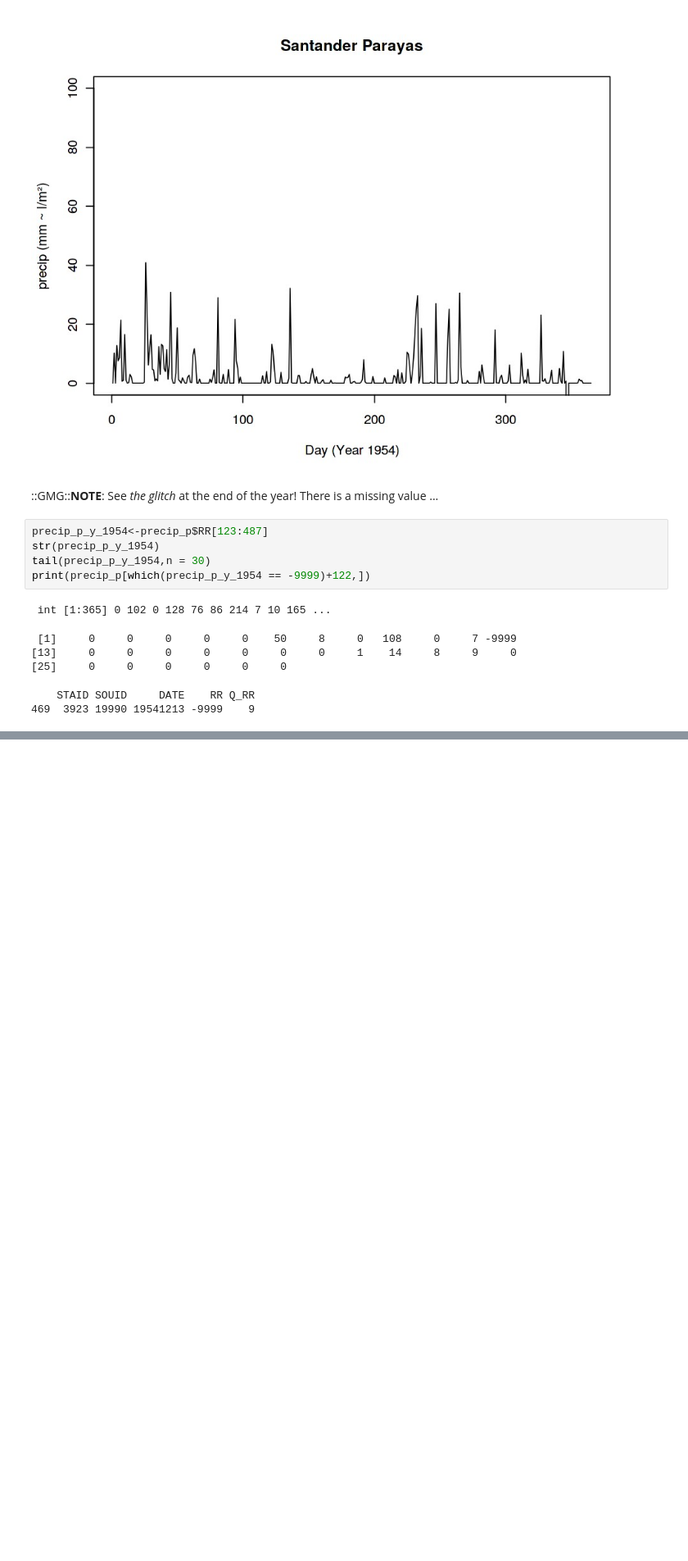
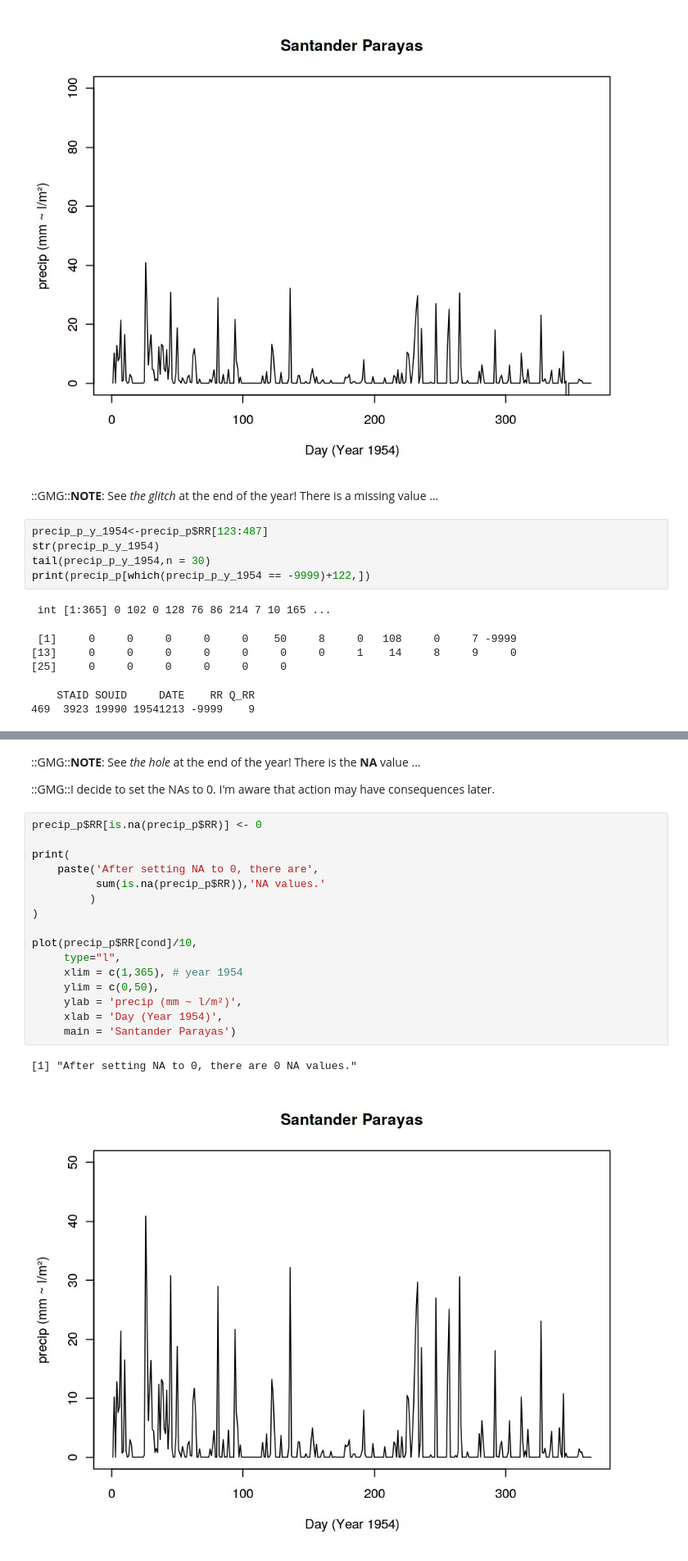
Before and after one commit to yerartdev/uc-m1964-panorama, a Jupyter notebook: panorama/m1964-r-gerardo-de-miguel-gonzalez.ipynb, the cells around one changed output, grey strips where cells are left out. Shown at 82% size. Saved outputs shown, nothing was run; the diff lists cells and outputs as text; blank space fills up the shorter version.

```diff
--- a/panorama/m1964-r-gerardo-de-miguel-gonzalez.ipynb
+++ b/panorama/m1964-r-gerardo-de-miguel-gonzalez.ipynb
@@ -282,0 +301,23 @@ Both series should be very similar. Compare them using e.g. a scatter plot (poin
+# %% [markdown]
+::GMG::**NOTE**: See *the hole* at the end of the year! There is the **NA** value ...
+
+::GMG::I decide to set the NAs to 0. I'm aware that action may have consequences later.
+# %%
+precip_p$RR[is.na(precip_p$RR)] <- 0
+
+print(
+    paste('After setting NA to 0, there are',
+          sum(is.na(precip_p$RR)),'NA values.'
+         )
+)
+
+plot(precip_p$RR[cond]/10,
+     type="l",
+     xlim = c(1,365), # year 1954
+     ylim = c(0,50),
+     ylab = 'precip (mm ~ l/m²)',
+     xlab = 'Day (Year 1954)',
+     main = 'Santander Parayas')
+# %% [output]
+[1] "After setting NA to 0, there are 0 NA values."
+[figure, added]
```
Also changed, not shown: parts of 20 cells of this notebook.
